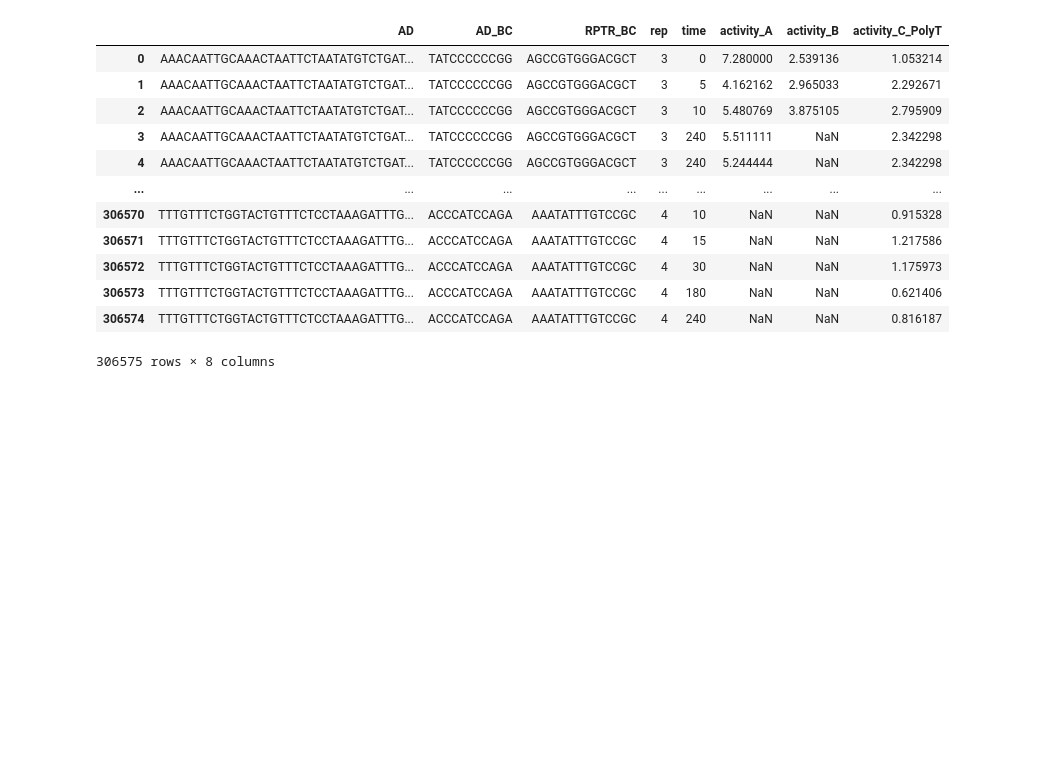
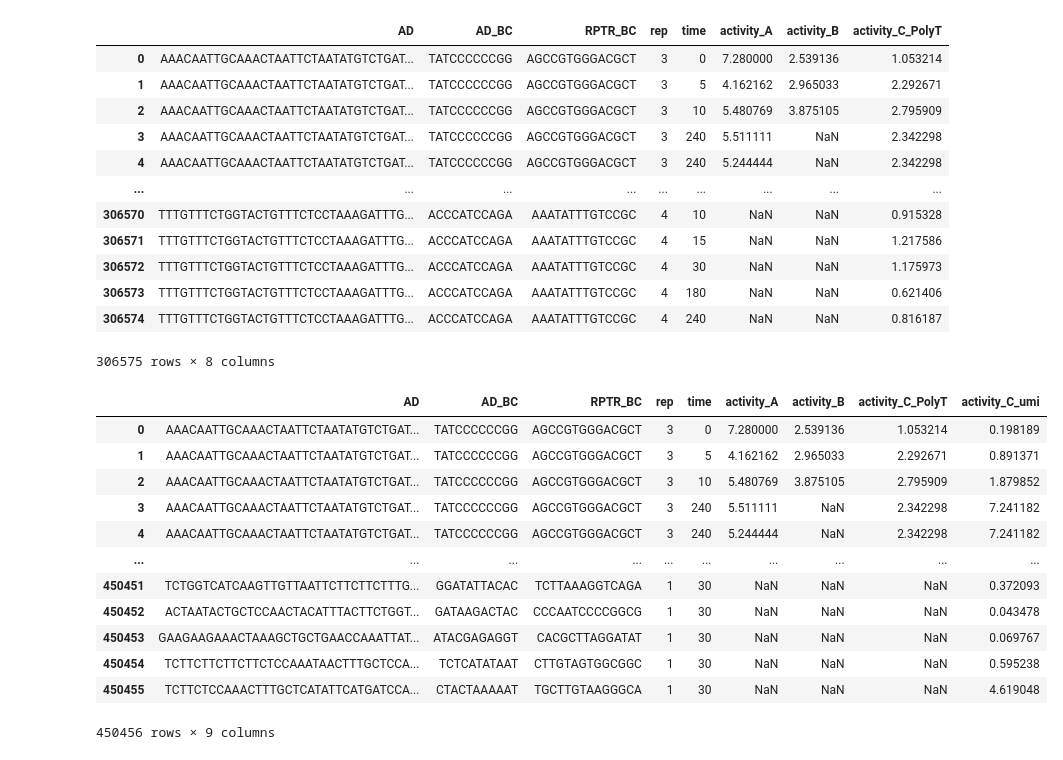
Before and after one commit to sanjanakotha/TREBL-analysis, a Jupyter notebook: notebooks/GCN4/pipeline_analysis/07_activity_score_comparison.ipynb, the cells around one changed output. Cells and saved outputs as stored; diff of their text form; code cells hidden in the pictures; blank space fills up the shorter version.

```diff
--- a/notebooks/GCN4/pipeline_analysis/07_activity_score_comparison.ipynb
+++ b/notebooks/GCN4/pipeline_analysis/07_activity_score_comparison.ipynb
@@ -99,4 +117,26 @@ activities_A_B_C_PolyT
 | 306573 | TTTGTTTCTGGTACTGTTTCTCCTAAAGATTTG... | ACCCATCCAGA | AAATATTTGTCCGC | 4 | 180 | NaN | NaN | 0.621406 |
 | 306574 | TTTGTTTCTGGTACTGTTTCTCCTAAAGATTTG... | ACCCATCCAGA | AAATATTTGTCCGC | 4 | 240 | NaN | NaN | 0.816187 |
 306575 rows × 8 columns
+# %%
+activities_A_B_C_PolyT_C_umi = pd.merge(activities_A_B_C_PolyT,
+                            yeast_pool_C_umi_activities[["AD", "AD_BC", "RPTR_BC", "rep", "time", "activity"]],
+                            on = ["AD", "AD_BC", "RPTR_BC", "rep", "time"],
+                            suffixes = ["", "_C_umi"],
+                            how = 'outer')
+activities_A_B_C_PolyT_C_umi = activities_A_B_C_PolyT_C_umi.rename(columns = {"activity" : "activity_C_umi"})
+activities_A_B_C_PolyT_C_umi
+# %% [output]
+|  | AD | AD_BC | RPTR_BC | rep | time | activity_A | activity_B | activity_C_PolyT | activity_C_umi |
+| 0 | AAACAATTGCAAACTAATTCTAATATGTCTGAT... | TATCCCCCCGG | AGCCGTGGGACGCT | 3 | 0 | 7.280000 | 2.539136 | 1.053214 | 0.198189 |
+| 1 | AAACAATTGCAAACTAATTCTAATATGTCTGAT... | TATCCCCCCGG | AGCCGTGGGACGCT | 3 | 5 | 4.162162 | 2.965033 | 2.292671 | 0.891371 |
+| 2 | AAACAATTGCAAACTAATTCTAATATGTCTGAT... | TATCCCCCCGG | AGCCGTGGGACGCT | 3 | 10 | 5.480769 | 3.875105 | 2.795909 | 1.879852 |
+| 3 | AAACAATTGCAAACTAATTCTAATATGTCTGAT... | TATCCCCCCGG | AGCCGTGGGACGCT | 3 | 240 | 5.511111 | NaN | 2.342298 | 7.241182 |
+| 4 | AAACAATTGCAAACTAATTCTAATATGTCTGAT... | TATCCCCCCGG | AGCCGTGGGACGCT | 3 | 240 | 5.244444 | NaN | 2.342298 | 7.241182 |
+| ... | ... | ... | ... | ... | ... | ... | ... | ... | ... |
+| 450451 | TCTGGTCATCAAGTTGTTAATTCTTCTTCTTTG... | GGATATTACAC | TCTTAAAGGTCAGA | 1 | 30 | NaN | NaN | NaN | 0.372093 |
+| 450452 | ACTAATACTGCTCCAACTACATTTACTTCTGGT... | GATAAGACTAC | CCCAATCCCCGGCG | 1 | 30 | NaN | NaN | NaN | 0.043478 |
+| 450453 | GAAGAAGAAACTAAAGCTGCTGAACCAAATTAT... | ATACGAGAGGT | CACGCTTAGGATAT | 1 | 30 | NaN | NaN | NaN | 0.069767 |
+| 450454 | TCTTCTTCTTCTTCTCCAAATAACTTTGCTCCA... | TCTCATATAAT | CTTGTAGTGGCGGC | 1 | 30 | NaN | NaN | NaN | 0.595238 |
+| 450455 | TCTTCTCCAAACTTTGCTCATATTCATGATCCA... | CTACTAAAAAT | TGCTTGTAAGGGCA | 1 | 30 | NaN | NaN | NaN | 4.619048 |
+450456 rows × 9 columns
 # %%
```
Also changed, not shown: parts of 3 cells of this notebook, 28 other files.
